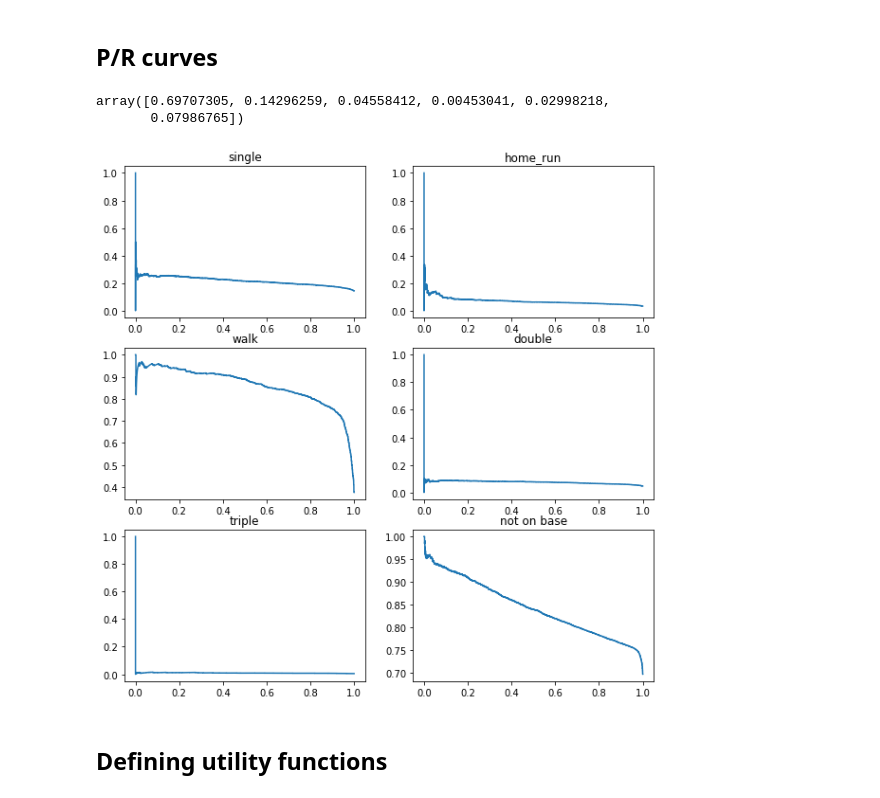
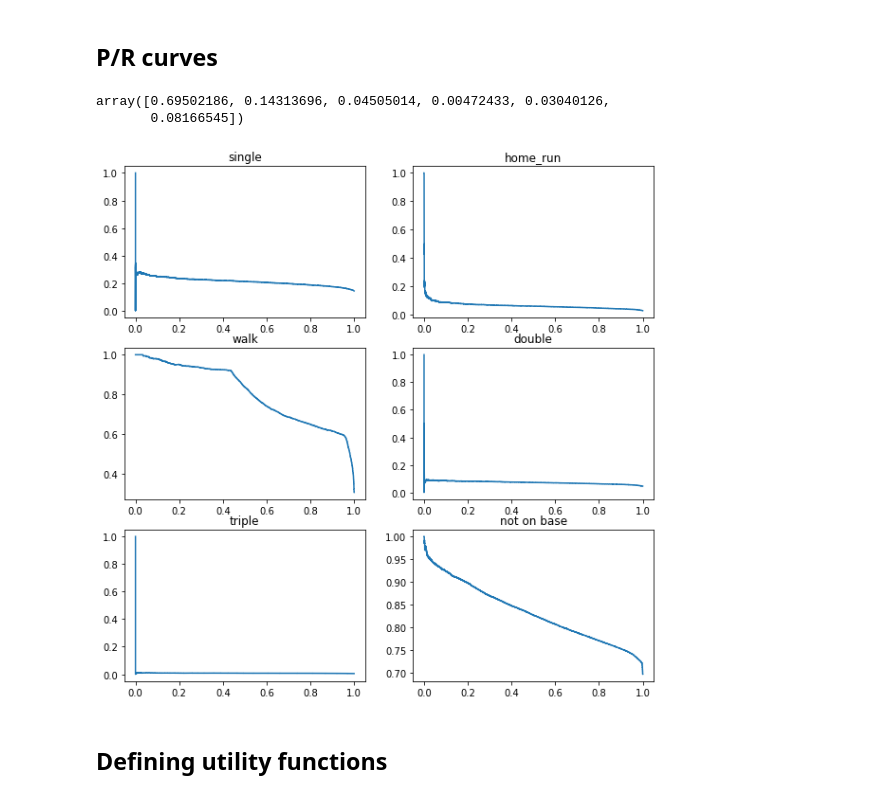
Before and after one commit to dantegates/mlb-statcast, a Jupyter notebook: deep-learning.ipynb, the cells around one changed output. Drawn from its saved outputs; the diff is of its cells as text; code cells hidden in the pictures.

```diff
--- a/deep-learning.ipynb
+++ b/deep-learning.ipynb
@@ -18,6 +18,9 @@ http://www.seanlahman.com/baseball-archive/statistics/
 # %%
 import pandas as pd
 
-df = pd.read_csv('./statcast-2019-04-10.csv')
+try:
+    df = pd.read_csv('./statcast-2019-04-10.csv')
+except Exception:
+    df = pd.read_csv('./statcast-2019-05-18.csv')
 df.shape
 # %% [output]
@@ -559,7 +563,7 @@ encoder.fit(df[categorical_features])
 # %% [output]
 <__main__.Encoder at 0x...>
 # %%
-if True:
+if False:
     sample_key = df[['game_pk', 'at_bat_number']].apply(lambda x: hash(tuple(x)) % 100, axis=1)
     df_sample = df[sample_key <= 10]
 else:
@@ -805,5 +801,5 @@ len(L)
 # %%
 y_all.mean(axis=0)
 # %% [output]
-array([0.69707305, 0.14296259, 0.04558412, 0.00453041, 0.02998218,
-       0.07986765])
+array([0.69502186, 0.14313696, 0.04505014, 0.00472433, 0.03040126,
+       0.08166545])
@@ -813,20 +806,21 @@ y_all = np.concatenate([y for _, y, _ in batches])
 # %%
 import matplotlib.pyplot as plt
 from sklearn.metrics import precision_recall_curve
 %matplotlib inline
 
 fig, axs = plt.subplots(3, 2, figsize=(10, 10))
 
 for ax_idx, (event, idx) in enumerate(target_events.items()):
     p, r, t = precision_recall_curve(y_all[:, idx], preds[:, idx])
-    axs[ax_idx % 3, 0 if not ax_idx % 2 else 1].plot(r, p)
-    axs[ax_idx % 3, 0 if not ax_idx % 2 else 1].set_title(event)
+    ax = axs[ax_idx % 3, 0 if not ax_idx % 2 else 1]
+    ax.plot(r, p)
+    ax.set_title(event)
 
 p, r, t = precision_recall_curve(y_all[:, 0], preds[:, 0])
 axs[2, 1].plot(r, p)
 _ = axs[2, 1].set_title('not on base')
 # %% [output]
-[figure, old version]
+[figure, new version]
 # %% [markdown]
 ## Defining utility functions
 # %%
```
Also changed, not shown: parts of 50 cells of this notebook.
